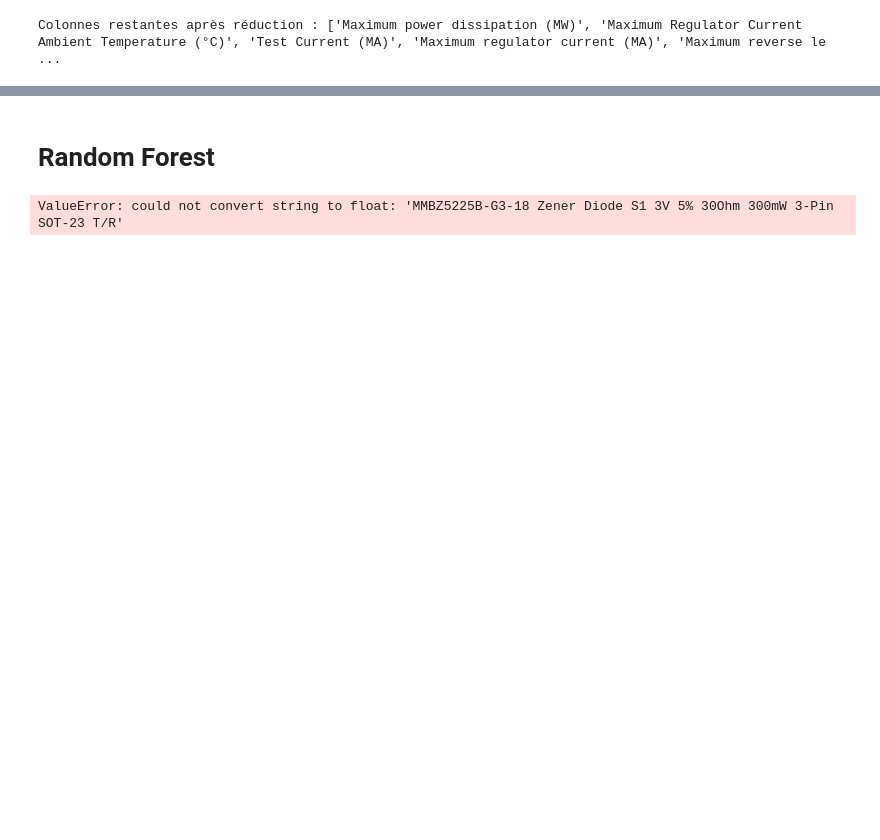
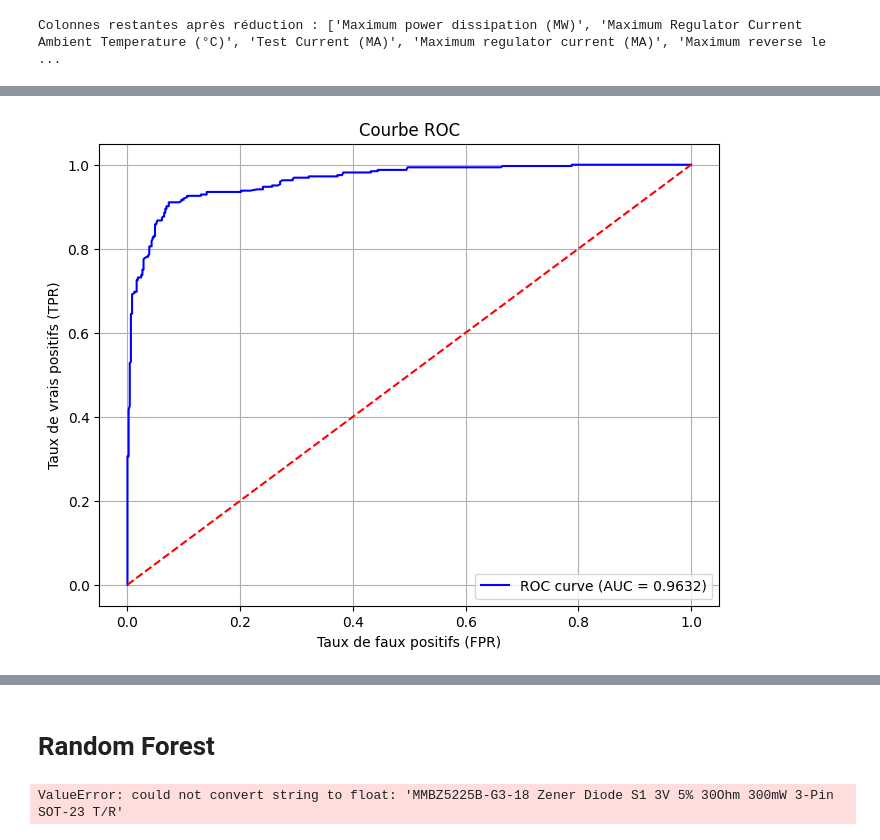
Before and after one commit to coupsim/PSYN_SC_AL, a Jupyter notebook: PSYN.ipynb, the cells around one changed output, grey strips where cells are left out. Saved outputs shown, nothing was run; the diff lists cells and outputs as text; code cells hidden in the pictures; blank space fills up the shorter version.

Commit message:
Random forest

```diff
--- a/PSYN.ipynb
+++ b/PSYN.ipynb
@@ -570,0 +614,9 @@ Colonnes restantes après réduction : ['Maximum power dissipation (MW)', 'Maxim
+# %%
+
+
+# Supposons que 'SVHC' soit la variable cible
+X = df_final[important_columns]
+y = df_final['SVHC']
+
+# Diviser les données en ensembles d'entraînement et de test
+X_train, X_test, y_train, y_test = train_test_split(X, y, test_size=0.2, random_state=42)
@@ -571,15 +625,4 @@ Colonnes restantes après réduction : ['Maximum power dissipation (MW)', 'Maxim
 # %%
-from sklearn.ensemble import RandomForestClassifier
-from sklearn.model_selection import train_test_split
-from sklearn.metrics import accuracy_score, classification_report
-
-# Supposons que 'SVHC' soit la variable cible
-X = df_train[important_columns]
-y = df_train['SVHC']
-
-# Diviser les données en ensembles d'entraînement et de test
-X_train, X_test, y_train, y_test = train_test_split(X, y, test_size=0.2, random_state=42)
-
 # Créer le modèle de Random Forest
 rf_model = RandomForestClassifier(n_estimators=100, random_state=42)
 
@@ -599,0 +654,65 @@ KeyError: "['Maximum Regulator Current Ambient Temperature (°C)'] not in index"
+# %%
+# Étape 1 : Création du modèle de Random Forest (avec hyperparamètres de base)
+rf_model = RandomForestClassifier(random_state=42)
+
+# Étape 2 : Validation croisée pour évaluer la robustesse du modèle
+cv_scores = cross_val_score(rf_model, X_train, y_train, cv=5, scoring='accuracy')
+print(f"Validation croisée (Accuracy moyenne) : {np.mean(cv_scores):.4f}")
+
+# Étape 3 : Optimisation des hyperparamètres avec GridSearchCV
+param_grid = {
+    'n_estimators': [50, 100, 200],
+    'max_depth': [None, 10, 20, 30],
+    'max_features': ['sqrt', 'log2'],
+    'min_samples_split': [2, 5, 10],
+    'min_samples_leaf': [1, 2, 4]
+}
+
+grid_search = GridSearchCV(estimator=rf_model, param_grid=param_grid, cv=3, scoring='accuracy', verbose=1, n_jobs=-1)
+grid_search.fit(X_train, y_train)
+
+# Meilleurs paramètres trouvés
+best_params = grid_search.best_params_
+print(f"Meilleurs hyperparamètres : {best_params}")
+
+# Modèle optimisé
+rf_best_model = grid_search.best_estimator_
+
+# Étape 4 : Entraînement du modèle optimisé
+rf_best_model.fit(X_train, y_train)
+
+# Prédictions sur l'ensemble de test
+y_pred = rf_best_model.predict(X_test)
+y_pred_proba = rf_best_model.predict_proba(X_test)[:, 1]  # Probabilité pour la classe positive
+
+# Évaluer les performances
+accuracy = accuracy_score(y_test, y_pred)
+report = classification_report(y_test, y_pred)
+print(f"Accuracy sur le test : {accuracy:.4f}")
+print(f"Rapport de classification :\n{report}")
+
+# Étape 5 : Courbe ROC et AUC
+if len(np.unique(y)) == 2:  # Vérification si problème binaire
+    auc_score = roc_auc_score(y_test, y_pred_proba)
+    fpr, tpr, thresholds = roc_curve(y_test, y_pred_proba)
+    print(f"AUC-ROC Score : {auc_score:.4f}")
+
+    # Tracer la courbe ROC
+    plt.figure(figsize=(8, 6))
+    plt.plot(fpr, tpr, color='blue', label=f'ROC curve (AUC = {auc_score:.4f})')
+    plt.plot([0, 1], [0, 1], color='red', linestyle='--')
+    plt.xlabel('Taux de faux positifs (FPR)')
+    plt.ylabel('Taux de vrais positifs (TPR)')
+    plt.title('Courbe ROC')
+    plt.legend(loc='lower right')
+    plt.grid()
+    plt.show()
+
+# Étape 6 : Importance des caractéristiques
+feature_importances = rf_best_model.feature_importances_
+sorted_importances = sorted(zip(important_columns, feature_importances), key=lambda x: x[1], reverse=True)
+
+print("Importance des caractéristiques :")
+for feature, importance in sorted_importances:
+    print(f"{feature}: {importance:.4f}")
+# %% [output]
@@ -599,0 +734 @@ KeyError: "['Maximum Regulator Current Ambient Temperature (°C)'] not in index"
+[figure, added]
```
Also changed, not shown: parts of 18 cells of this notebook.
